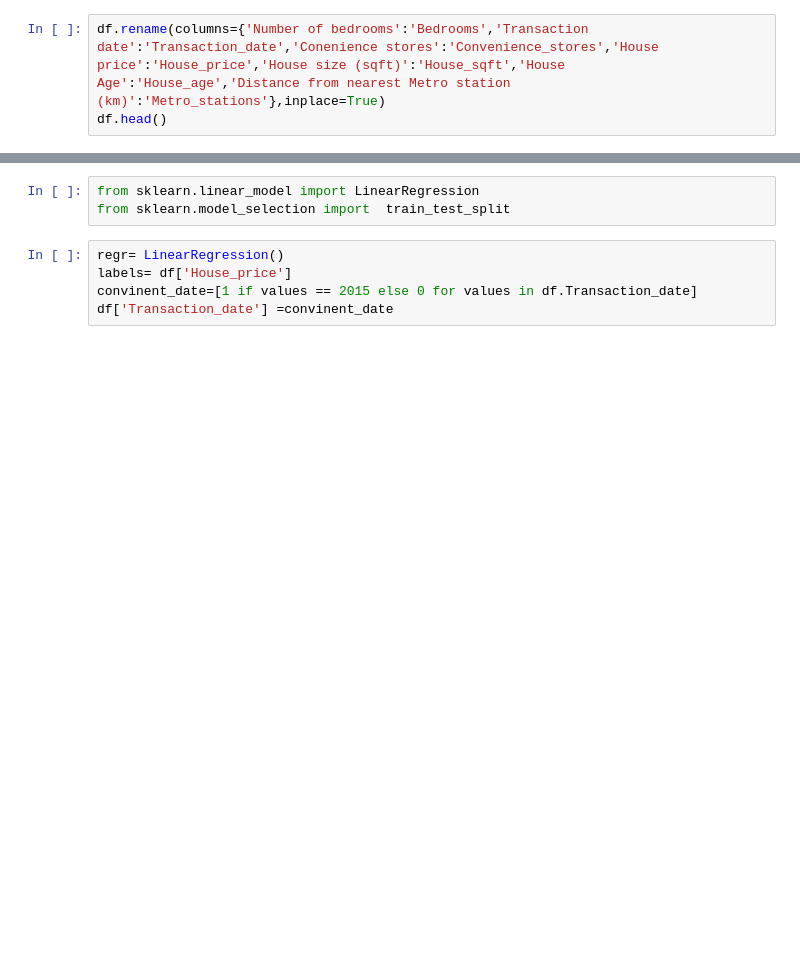
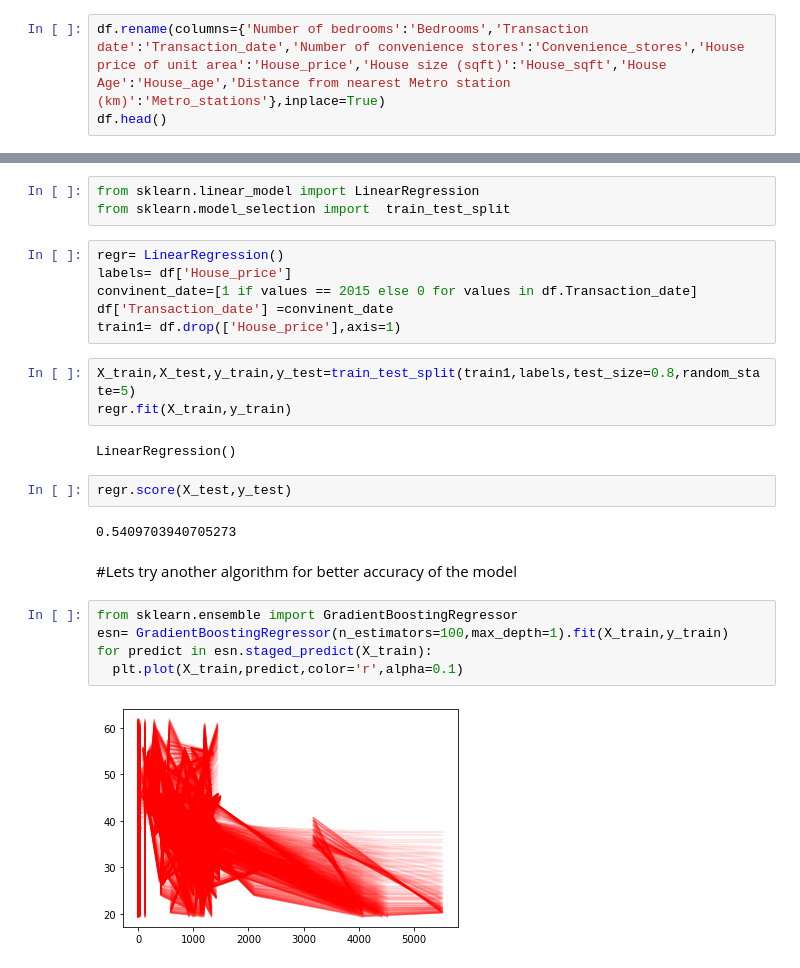
Before and after one commit to rohitrv8922/rohitrv8922, a Jupyter notebook: House_Price_Prediction.ipynb, the cells around one changed output, grey strips where cells are left out. Drawn from its saved outputs; the diff is of its cells as text; blank space fills up the shorter version.

```diff
--- a/House_Price_Prediction.ipynb
+++ b/House_Price_Prediction.ipynb
@@ -53,7 +57,7 @@ Data columns (total 9 columns):
 dtypes: float64(6), int64(3)
 memory usage: 29.2 KB
 # %%
-df.rename(columns={'Number of bedrooms':'Bedrooms','Transaction date':'Transaction_date','Conenience stores':'Convenience_stores','House price':'House_price','House size (sqft)':'House_sqft','House Age':'House_age','Distance from nearest Metro station (km)':'Metro_stations'},inplace=True)
+df.rename(columns={'Number of bedrooms':'Bedrooms','Transaction date':'Transaction_date','Number of convenience stores':'Convenience_stores','House price of unit area':'House_price','House size (sqft)':'House_sqft','House Age':'House_age','Distance from nearest Metro station (km)':'Metro_stations'},inplace=True)
 df.head()
 # %% [output]
 |  | Transaction_date | House_age | Metro_stations | Convenience_stores | latitude | longitude | Bedrooms | ... |
@@ -138,3 +142,22 @@ regr= LinearRegression()
 labels= df['House_price']
 convinent_date=[1 if values == 2015 else 0 for values in df.Transaction_date]
 df['Transaction_date'] =convinent_date
+train1= df.drop(['House_price'],axis=1)
+# %%
+X_train,X_test,y_train,y_test=train_test_split(train1,labels,test_size=0.8,random_state=5)
+regr.fit(X_train,y_train)
+# %% [output]
+LinearRegression()
+# %%
+regr.score(X_test,y_test)
+# %% [output]
+0.5409703940705273
+# %% [markdown]
+#Lets try another algorithm for better accuracy of the model
+# %%
+from sklearn.ensemble import GradientBoostingRegressor
+esn= GradientBoostingRegressor(n_estimators=100,max_depth=1).fit(X_train,y_train)
+for predict in esn.staged_predict(X_train):
+  plt.plot(X_train,predict,color='r',alpha=0.1)
+# %% [output]
+[figure, added]
```
Also changed, not shown: parts of 6 cells of this notebook.
